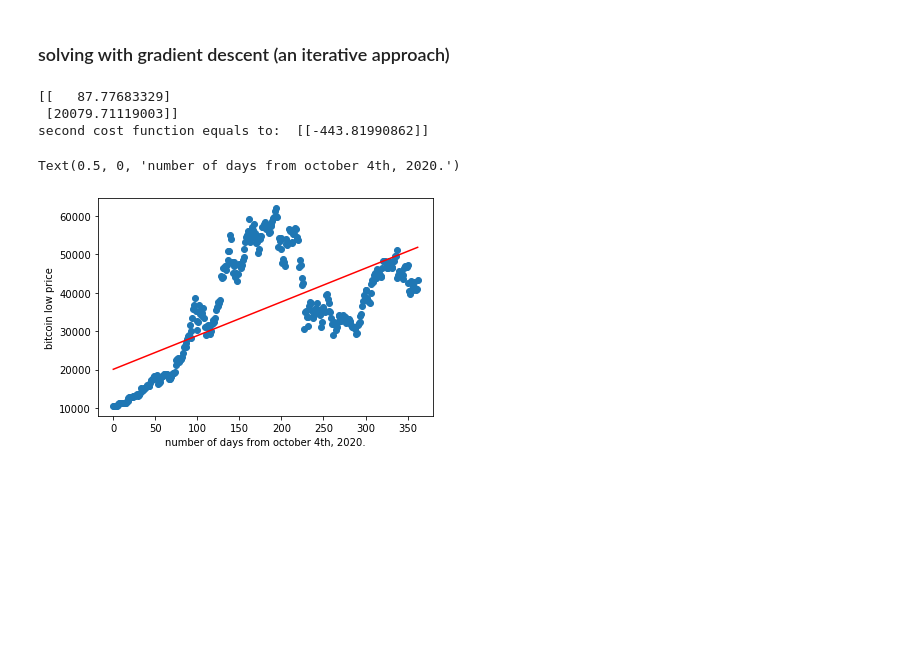
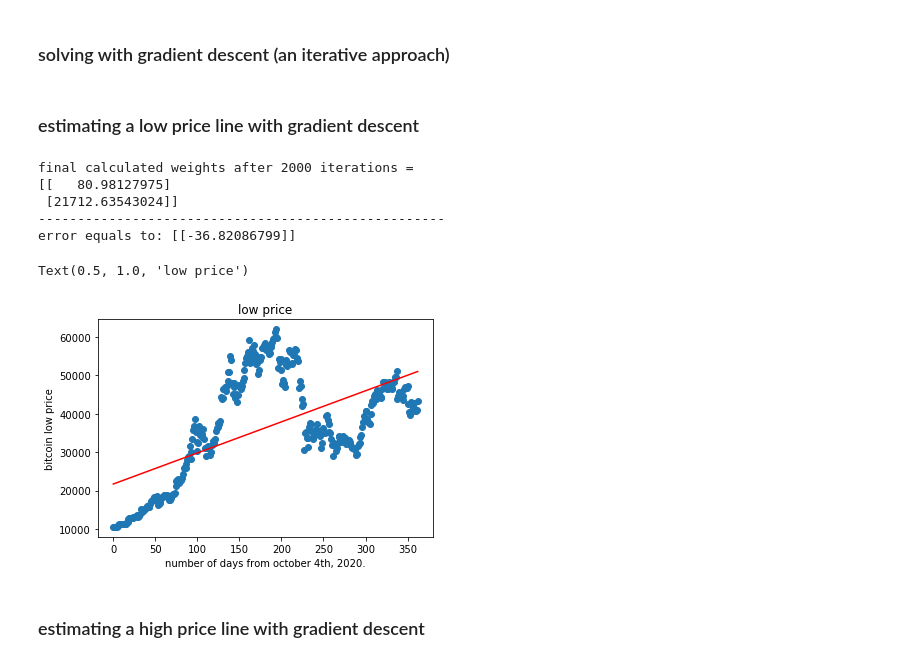
Before and after one commit to ph504/bitcoin-regression-estimate, a Jupyter notebook: HW1.ipynb, the cells around one changed output. Saved outputs shown, nothing was run; the diff lists cells and outputs as text; code cells hidden in the pictures; blank space fills up the shorter version.

```diff
--- a/HW1.ipynb
+++ b/HW1.ipynb
@@ -123,34 +123,40 @@ Text(0.5, 1.0, 'close price')
 [figure]
 # %% [markdown]
 ### solving with gradient descent (an iterative approach)
+# %%
+w_Low = np.matrix([0.0]*2).T      # D+1, D features and one bias.
+w_High = np.matrix([0.0]*2).T
+w_Open = np.matrix([0.0]*2).T
+w_Close = np.matrix([0.0]*2).T
+learning_rate = [0.00001, 0.01]
+No_iterations = 2000 # number of iterations
+# %% [markdown]
+### estimating a low price line with gradient descent
 # %%
-w_Low = np.matrix([0.0]*2).T      # D+1, D features and one bias.
-w_Low1 = np.matrix([0.0]*2).T
-w_High = np.matrix([0.0]*2).T
-w_Open = np.matrix([0.0]*2).T
-w_Close = np.matrix([0.0]*2).T
-learning_rate = [0.00001, 0.01]
-No_iterations = 1000 # number of iterations
-
 for itr in range(No_iterations):
-    for j in range(w_Low1.shape[0]):
-        cost_grad = 0
-        for i in range(N):
-            cost_grad += (1/N)*(w_Low1[0]*x[i,0] + w_Low1[1] - y_Low[i])*x[i,j]
-        w_Low1[j] = w_Low1[j] - learning_rate[j] * cost_grad
-print(w_Low1)
-print('first cost function equals to: ',cost_grad)
+    for j in range(w_Low.shape[0]):
+        cost_function_grad = (1/N)*np.dot((np.dot(x, w_Low) - y_Low).T, x[:,j])
+        w_Low[j] = w_Low[j] - learning_rate[j] * cost_function_grad
+print('final calculated weights after',itr+1, 'iterations =')
+print(w_Low)
+print('----------------------------------------------------')
+print('error equals to:',cost_function_grad)
 plt.figure()
 plt.scatter(np.array(x[:,0]), np.array(y_Low))
-estimate_Low1 = np.dot(x, w_Low1)
-plt.plot(np.array(x[:,0]), np.array(estimate_Low1), color='r')
+estimate_Low2 = np.dot(x, w_Low)
+plt.plot(np.array(x[:,0]), np.array(estimate_Low2), color='r')
 plt.ylabel('bitcoin low price')
 plt.xlabel('number of days from october 4th, 2020.')
+plt.title('low price')
 # %% [output]
-[[   87.77683329]
- [20079.71119003]]
-second cost function equals to:  [[-443.81990862]]
+final calculated weights after 2000 iterations =
+[[   80.98127975]
+ [21712.63543024]]
+----------------------------------------------------
+error equals to: [[-36.82086799]]
-Text(0.5, 0, 'number of days from october 4th, 2020.')
+Text(0.5, 1.0, 'low price')
-[figure, old version]
+[figure, new version]
+# %% [markdown]
+### estimating a high price line with gradient descent
 # %%
 for itr in range(No_iterations):
```
Also changed, not shown: parts of 7 cells of this notebook, 1 other file.
